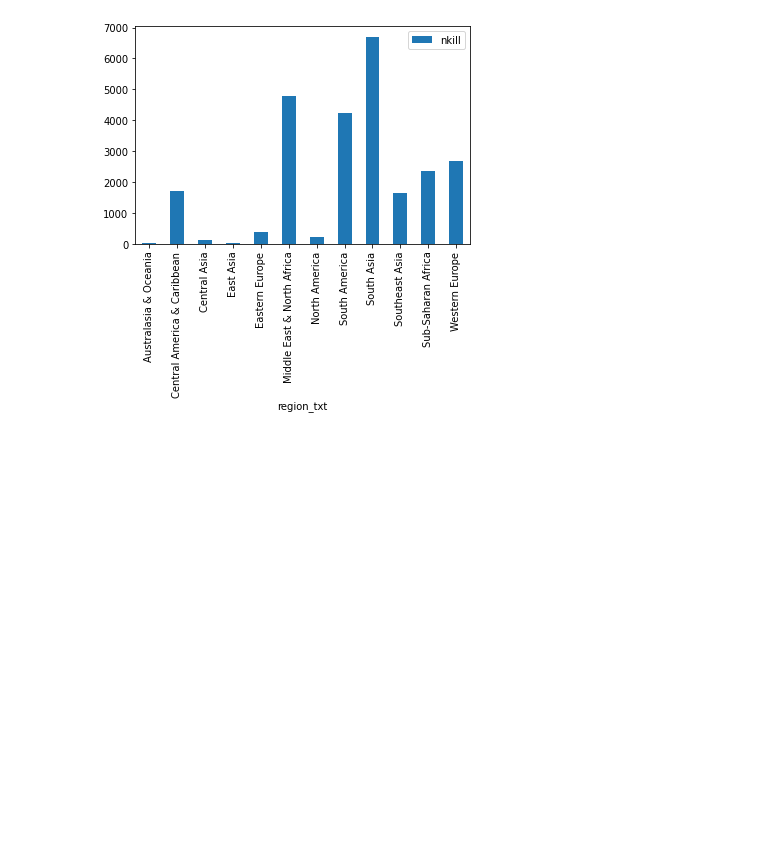
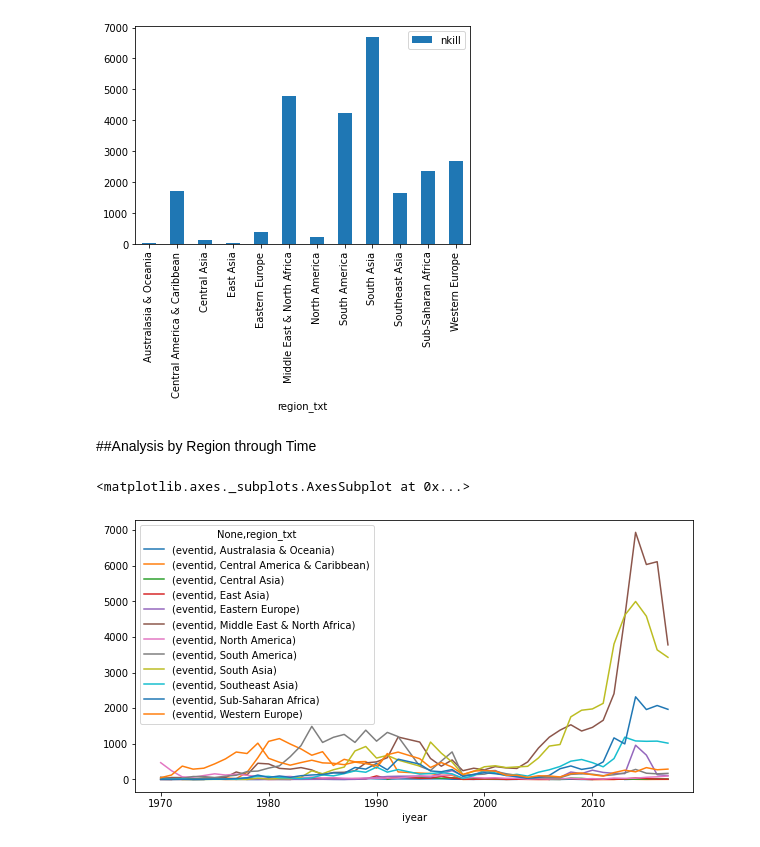
Before and after one commit to mahin-arvind/GTD-EDA, a Jupyter notebook: Copy_of_Global_Terrorism_Analysis_Capstone_Project.ipynb, the cells around one changed output. Cells and saved outputs as stored; diff of their text form; code cells hidden in the pictures; blank space fills up the shorter version.

```diff
--- a/Copy_of_Global_Terrorism_Analysis_Capstone_Project.ipynb
+++ b/Copy_of_Global_Terrorism_Analysis_Capstone_Project.ipynb
@@ -160,3 +160,12 @@ gta_df[gta_df.attacktype1_txt =='Assassination'].groupby(['region_txt']).agg({'n
 # %% [output]
 <matplotlib.axes._subplots.AxesSubplot at 0x...>
 [figure]
+# %% [markdown]
+##Analysis by Region through Time
+# %%
+  plt.rcParams['figure.figsize'] = (10, 5)
+  time = gta_df.groupby(['iyear','region_txt']).agg({'eventid':'count'})
+  time.unstack().plot()
+# %% [output]
+<matplotlib.axes._subplots.AxesSubplot at 0x...>
+[figure, added]
```
Also changed, not shown: parts of 1 cell of this notebook.
